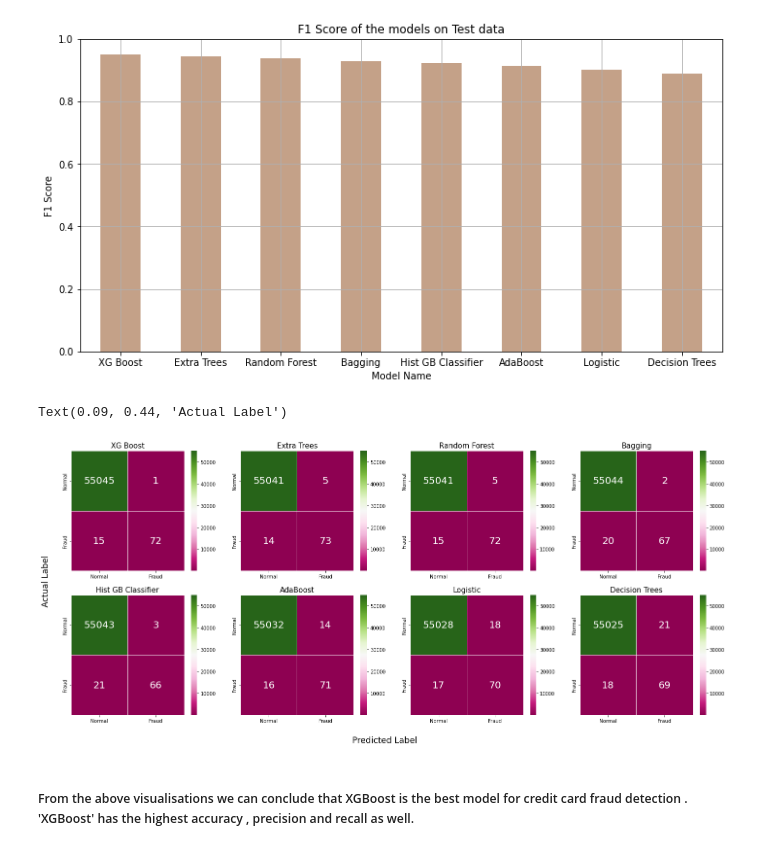
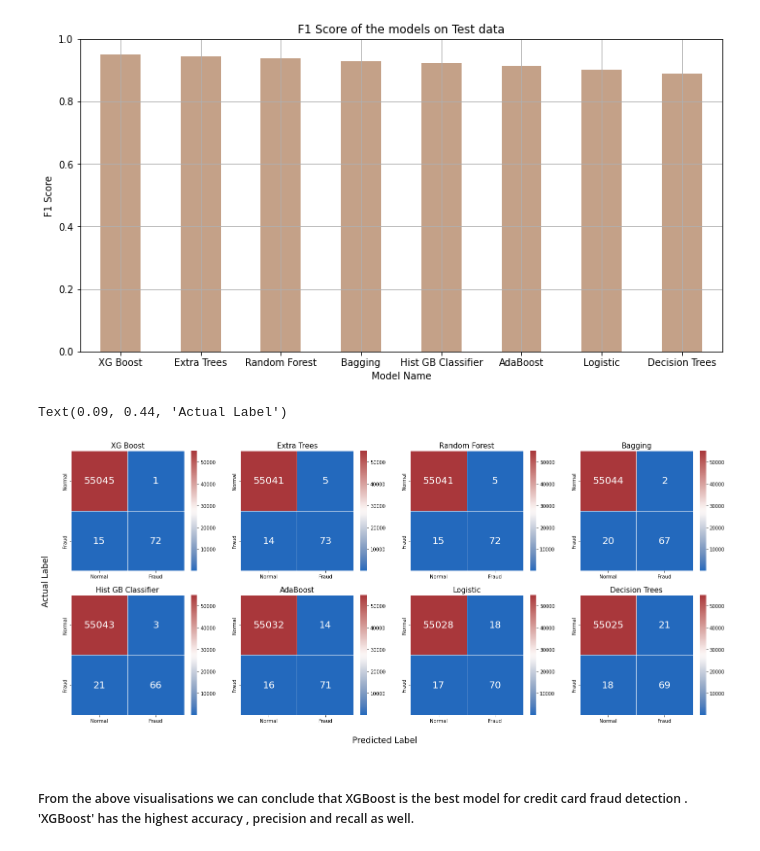
Before and after one commit to PHNPR/Credit-Card-Fraud-Detection, a Jupyter notebook: Credit Card Fraud.ipynb, the cells around one changed output. Drawn from its saved outputs; the diff is of its cells as text; code cells hidden in the pictures.

```diff
--- a/Credit Card Fraud.ipynb
+++ b/Credit Card Fraud.ipynb
@@ -249,7 +249,7 @@ l = ['Normal' , 'Fraud']
 
 for i, ax in enumerate(axn.flat):
     k = list(df['Model Name'])[i]
-    sns.heatmap(cf_matrix[k] , ax=ax , cmap="PiYG" , annot=True , annot_kws= {'size':20} , fmt= 'd' ,
+    sns.heatmap(cf_matrix[k] , ax=ax , cmap="vlag" , annot=True , annot_kws= {'size':20} , fmt= 'd' ,
                 linewidths= .5 , xticklabels = l , yticklabels=l)
     ax.set_title(k,fontsize=15)
 
@@ -282,17 +282,17 @@ plt.show()
 # %%
 fig, axn = plt.subplots(2,4,figsize=(24,10))
 l = ['Normal' , 'Fraud']
 
 for i, ax in enumerate(axn.flat):
     k = list(df['Model Name'])[i]
-    sns.heatmap(cf_matrix_new[k] , ax=ax , cmap="PiYG" , annot=True , annot_kws= {'size':20} , fmt= 'd' ,
+    sns.heatmap(cf_matrix_new[k] , ax=ax , cmap="vlag" , annot=True , annot_kws= {'size':20} , fmt= 'd' ,
                 linewidths= .5 , xticklabels = l , yticklabels=l)
     ax.set_title(k,fontsize=15)
 
 fig.text(0.46, 0.046 , 'Predicted Label' , fontsize= 'xx-large')
 fig.text(0.09, 0.44 , 'Actual Label' , rotation= 'vertical' , fontsize= 'xx-large')
 # %% [output]
 Text(0.09, 0.44, 'Actual Label')
-[figure, old version]
+[figure, new version]
 # %% [markdown]
 ##### From the above visualisations we can conclude that XGBoost is the best model for credit card fraud detection . 'XGBoost' has the highest accuracy , precision and recall as well.
```
Also changed, not shown: parts of 5 cells of this notebook.
